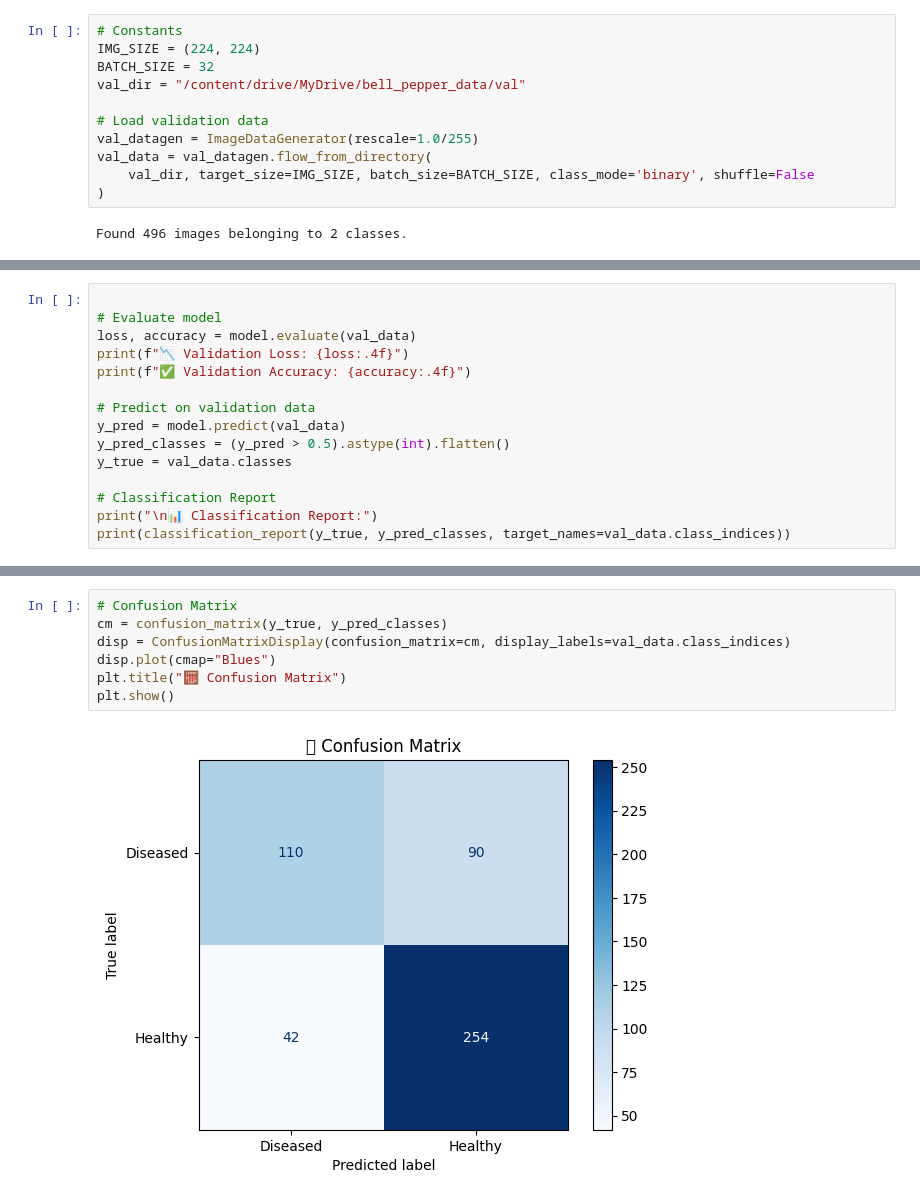
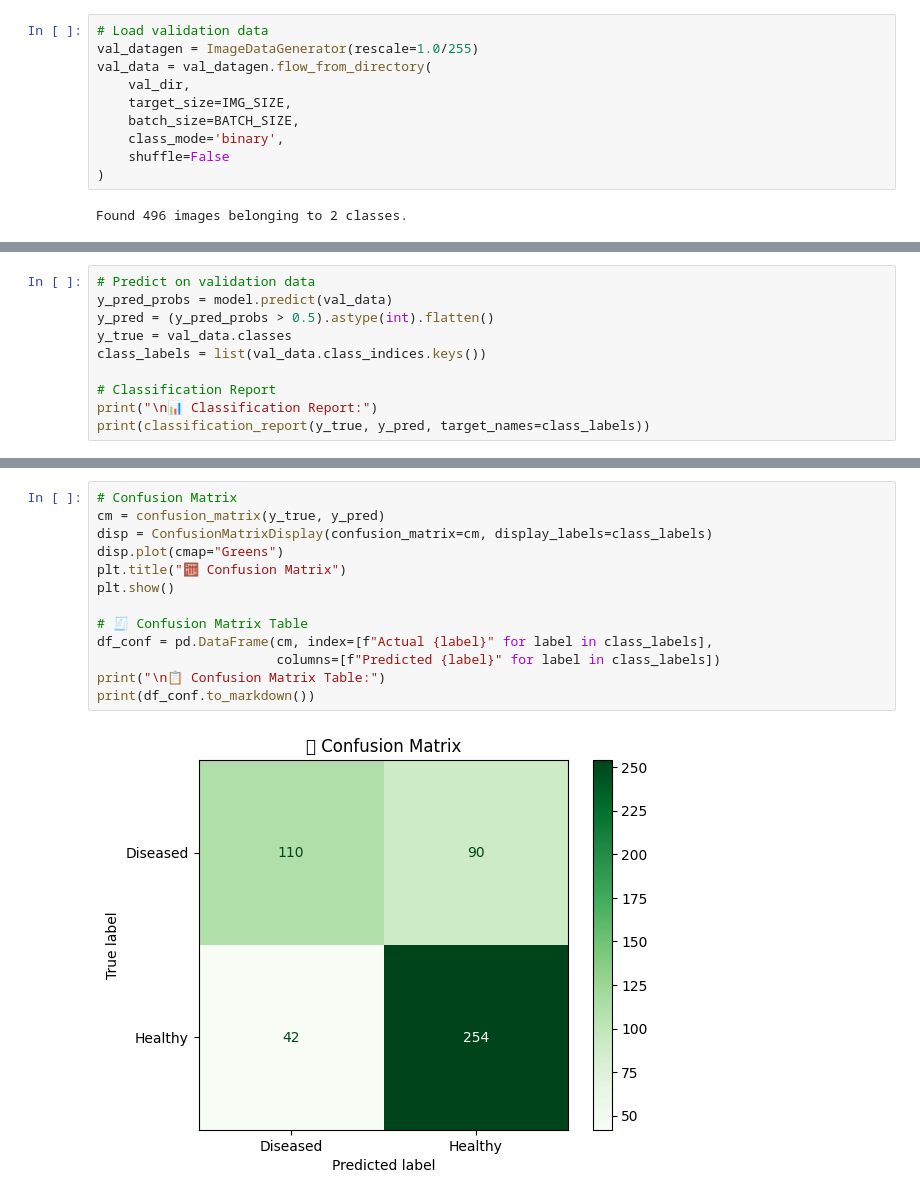
Before and after one commit to Pravinoraon/capstone, a Jupyter notebook: Notebook 3: Model Testing & Evaluation.ipynb, the cells around one changed output, grey strips where cells are left out. Drawn from its saved outputs; the diff is of its cells as text.

```diff
--- a/Notebook 3: Model Testing & Evaluation.ipynb
+++ b/Notebook 3: Model Testing & Evaluation.ipynb
@@ -47,13 +31,12 @@ WARNING:absl:Compiled the loaded model, but the compiled metrics have yet to be
 # %%
-# Constants
-IMG_SIZE = (224, 224)
-BATCH_SIZE = 32
-val_dir = "/content/drive/MyDrive/bell_pepper_data/val"
-
 # Load validation data
 val_datagen = ImageDataGenerator(rescale=1.0/255)
 val_data = val_datagen.flow_from_directory(
-    val_dir, target_size=IMG_SIZE, batch_size=BATCH_SIZE, class_mode='binary', shuffle=False
+    val_dir,
+    target_size=IMG_SIZE,
+    batch_size=BATCH_SIZE,
+    class_mode='binary',
+    shuffle=False
 )
 # %% [output]
 Found 496 images belonging to 2 classes.
@@ -60,16 +52,11 @@ Found 496 images belonging to 2 classes.
 # %%
-
-# Evaluate model
-loss, accuracy = model.evaluate(val_data)
-print(f"📉 Validation Loss: {loss:.4f}")
-print(f"✅ Validation Accuracy: {accuracy:.4f}")
-
 # Predict on validation data
-y_pred = model.predict(val_data)
-y_pred_classes = (y_pred > 0.5).astype(int).flatten()
+y_pred_probs = model.predict(val_data)
+y_pred = (y_pred_probs > 0.5).astype(int).flatten()
 y_true = val_data.classes
+class_labels = list(val_data.class_indices.keys())
 
 # Classification Report
 print("\n📊 Classification Report:")
-print(classification_report(y_true, y_pred_classes, target_names=val_data.class_indices))
+print(classification_report(y_true, y_pred, target_names=class_labels))
 # %% [output]
@@ -89,10 +73,16 @@ print(classification_report(y_true, y_pred_classes, target_names=val_data.class_
 weighted avg       0.73      0.73      0.73       496
 # %%
 # Confusion Matrix
-cm = confusion_matrix(y_true, y_pred_classes)
-disp = ConfusionMatrixDisplay(confusion_matrix=cm, display_labels=val_data.class_indices)
-disp.plot(cmap="Blues")
+cm = confusion_matrix(y_true, y_pred)
+disp = ConfusionMatrixDisplay(confusion_matrix=cm, display_labels=class_labels)
+disp.plot(cmap="Greens")
 plt.title("🧮 Confusion Matrix")
 plt.show()
+
+# 🧾 Confusion Matrix Table
+df_conf = pd.DataFrame(cm, index=[f"Actual {label}" for label in class_labels],
+                       columns=[f"Predicted {label}" for label in class_labels])
+print("\n📋 Confusion Matrix Table:")
+print(df_conf.to_markdown())
 # %% [output]
-[figure, old version]
+[figure, new version]
```
Also changed, not shown: parts of 16 cells of this notebook.
